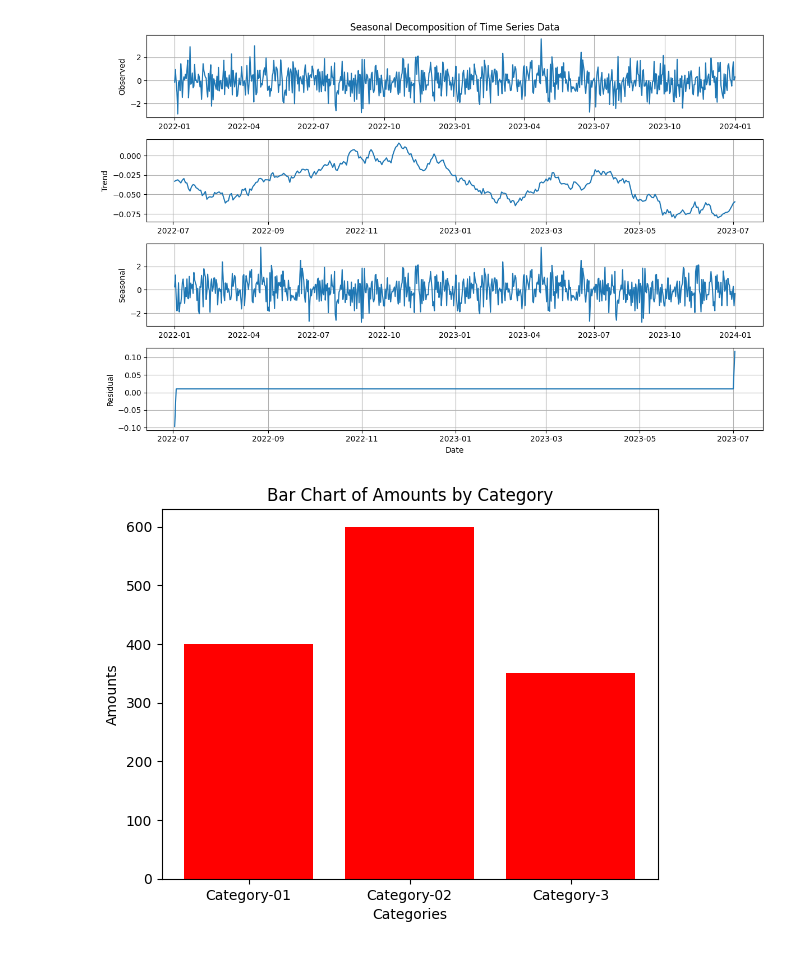
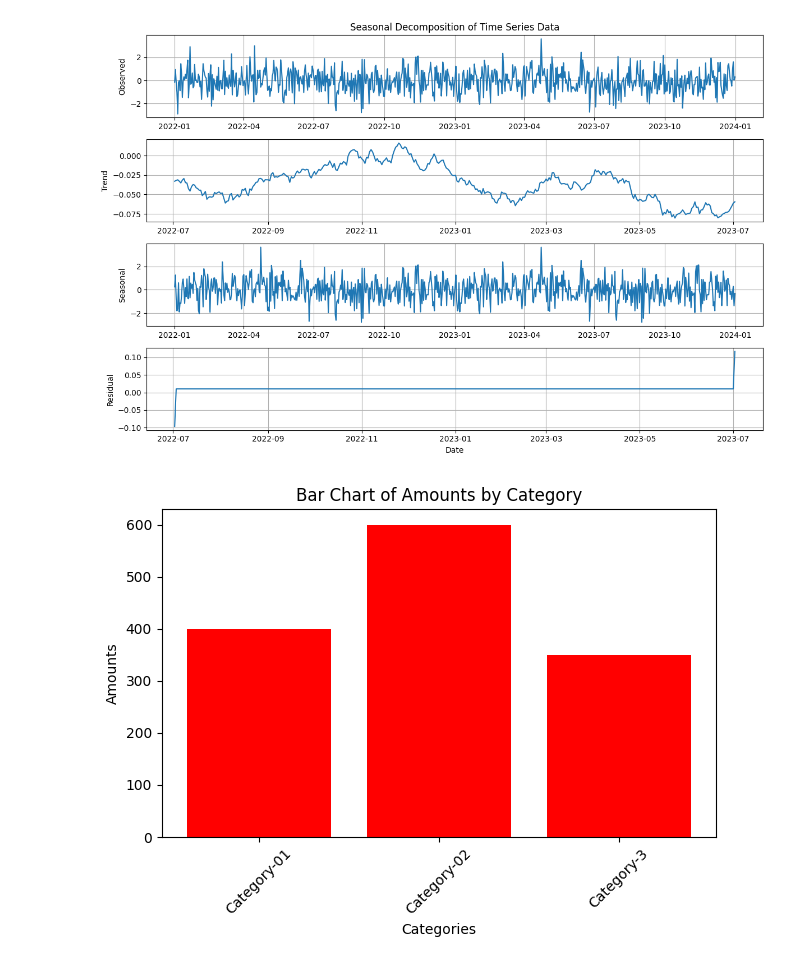
Before and after one commit to chinmayhandi/chinmay, a Jupyter notebook: AIML_Lab_Exercise.ipynb, the cells around one changed output. Cells and saved outputs as stored; diff of their text form; code cells hidden in the pictures.

```diff
--- a/AIML_Lab_Exercise.ipynb
+++ b/AIML_Lab_Exercise.ipynb
@@ -1869,19 +1869,21 @@ plt.show()
 # %%
 import pandas as pd
 import matplotlib.pyplot as plt
 
 # Load data from CSV file
 data = pd.read_csv('/content/drive/MyDrive/pands.csv')
 
 # Create a bar chart
 plt.bar(categories, amounts, color= 'red')
 
 # Add labels and title
 plt.xlabel('Categories')
 plt.ylabel('Amounts')
 plt.title('Bar Chart of Amounts by Category')
 
 # Show the plot
+plt.xticks(rotation=45)
+plt.tight_layout()
 plt.show()
 # %% [output]
-[figure, old version]
+[figure, new version]
```
Also changed, not shown: parts of 1 cell of this notebook.
